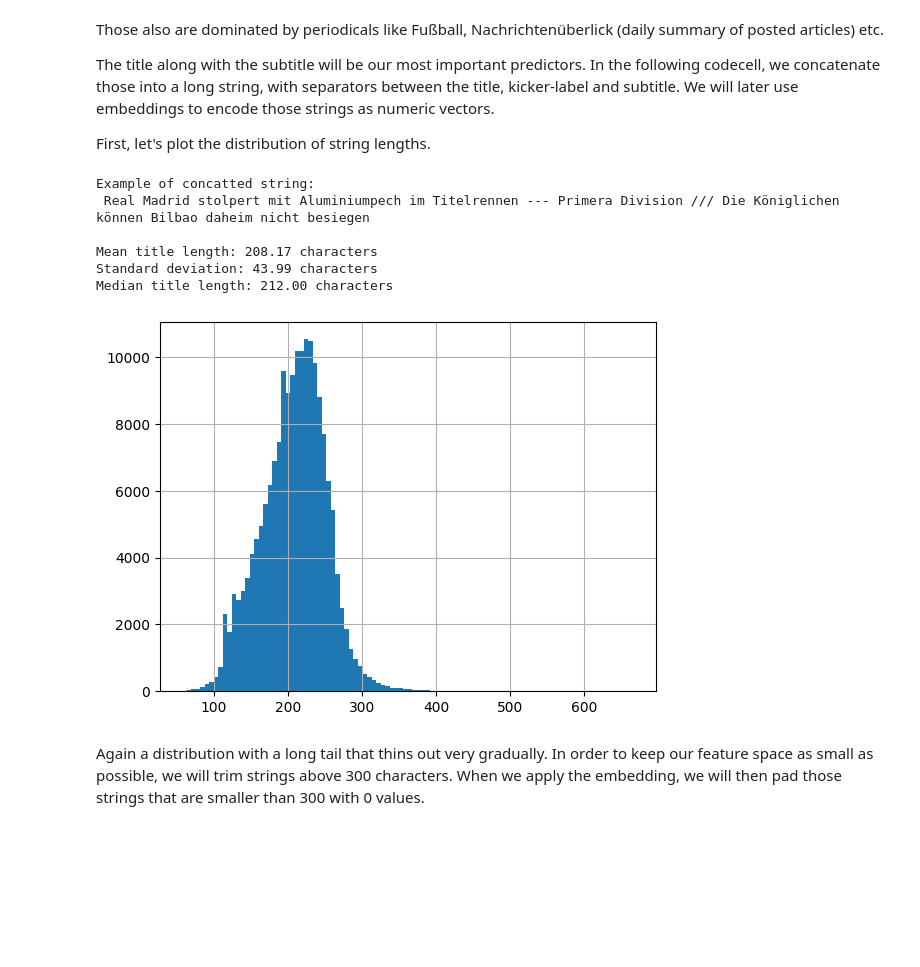
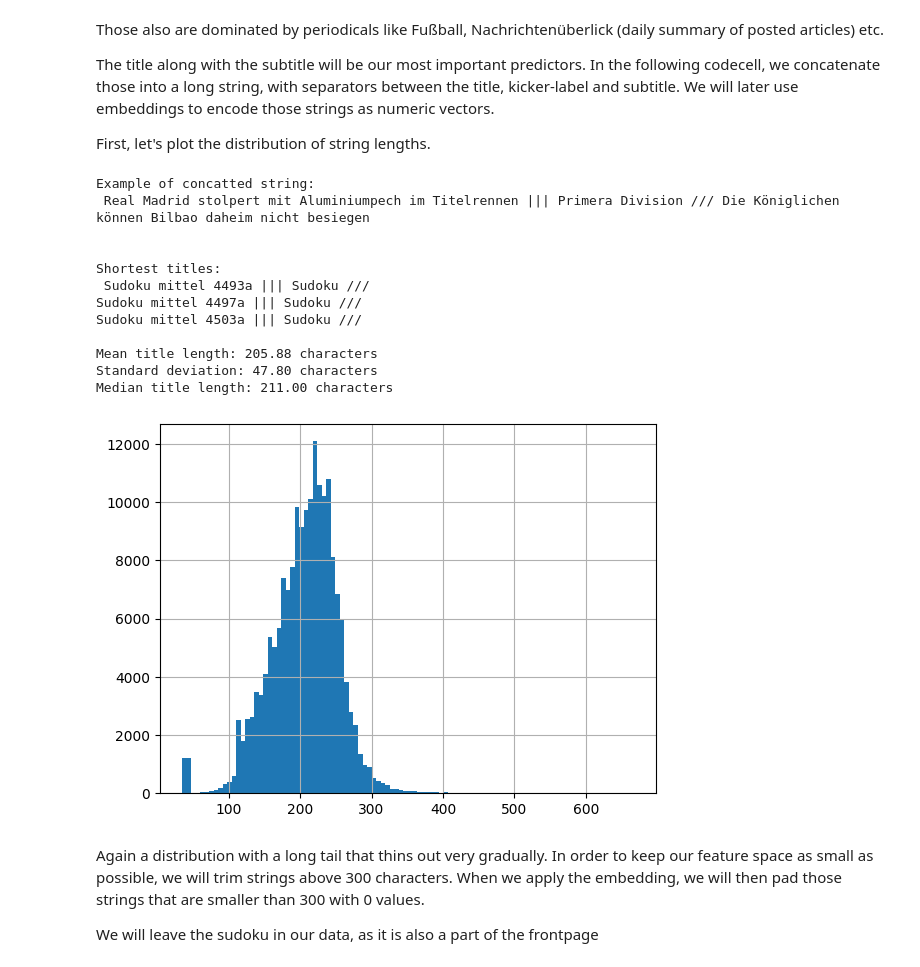
Before and after one commit to pastra98/AI_Lab, a Jupyter notebook: assignment/ml_analysis.ipynb, the cells around one changed output. Cells and saved outputs as stored; diff of their text form; code cells hidden in the pictures; blank space fills up the shorter version.

```diff
--- a/assignment/ml_analysis.ipynb
+++ b/assignment/ml_analysis.ipynb
@@ -400,21 +400,32 @@ The title along with the subtitle will be our most important predictors. In the
 
 First, let's plot the distribution of string lengths.
 # %%
-df['title_subtitle_kicker'] = df['title'] + ' --- ' + df['kicker'] + ' /// ' + df['subtitle']
-print('Example of concatted string:\n', df['title_subtitle_kicker'][0], '\n')
-df['title_subtitle_kicker'].str.len().hist(bins=100)
-print(f'Mean title length: {df["title_subtitle_kicker"].str.len().mean():.2f} characters')
-print(f'Standard deviation: {df["title_subtitle_kicker"].str.len().std():.2f} characters')
-print(f'Median title length: {df["title_subtitle_kicker"].str.len().median():.2f} characters')
-# print the first 10 titles with the
+df['text'] = df['title'] + ' ||| ' + df['kicker'].fillna('') + ' /// ' + df['subtitle'].fillna('')
+
+print('Example of concatted string:\n', df['text'][0], '\n')
+df['text'].str.len().hist(bins=100)
+short_txt = df['text'].apply(len).nsmallest(3).index.map(df['text']).tolist()
+print('\nShortest titles:\n', '\n'.join(list(short_txt)))
+
+print(f'\nMean title length: {df["text"].str.len().mean():.2f} characters')
+print(f'Standard deviation: {df["text"].str.len().std():.2f} characters')
+print(f'Median title length: {df["text"].str.len().median():.2f} characters')
 # %% [output]
 Example of concatted string:
- Real Madrid stolpert mit Aluminiumpech im Titelrennen --- Primera Division /// Die Königlichen können Bilbao daheim nicht besiegen
+ Real Madrid stolpert mit Aluminiumpech im Titelrennen ||| Primera Division /// Die Königlichen können Bilbao daheim nicht besiegen
 
-Mean title length: 208.17 characters
-Standard deviation: 43.99 characters
-Median title length: 212.00 characters
+
+Shortest titles:
+ Sudoku mittel 4493a ||| Sudoku ///
+Sudoku mittel 4497a ||| Sudoku ///
+Sudoku mittel 4503a ||| Sudoku ///
+
+Mean title length: 205.88 characters
+Standard deviation: 47.80 characters
+Median title length: 211.00 characters
-[figure, old version]
+[figure, new version]
 # %% [markdown]
 Again a distribution with a long tail that thins out very gradually. In order to keep our feature space as small as possible, we will trim strings above 300 characters. When we apply the embedding, we will then pad those strings that are smaller than 300 with 0 values.
+
+We will leave the sudoku in our data, as it is also a part of the frontpage
 # %%
```
Also changed, not shown: parts of 17 cells of this notebook, 1 other file.
